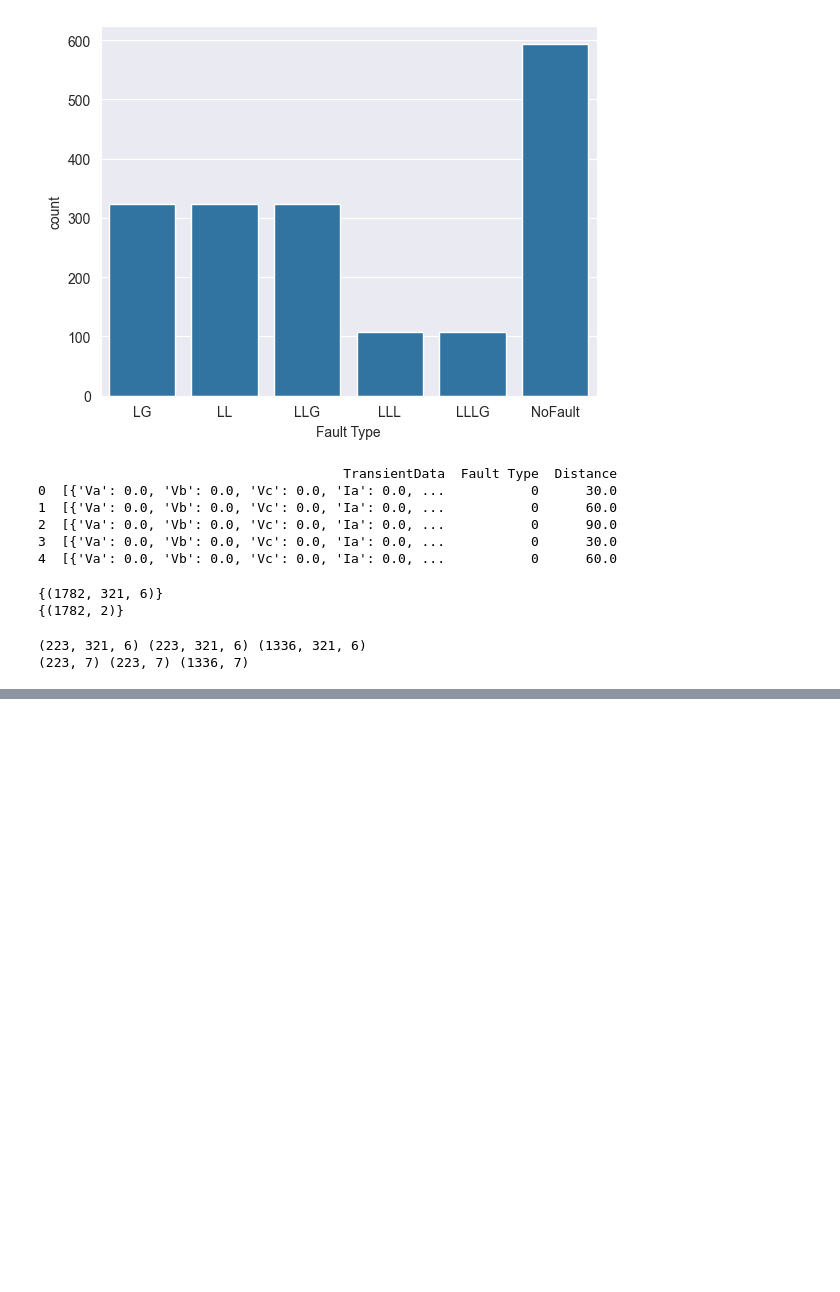
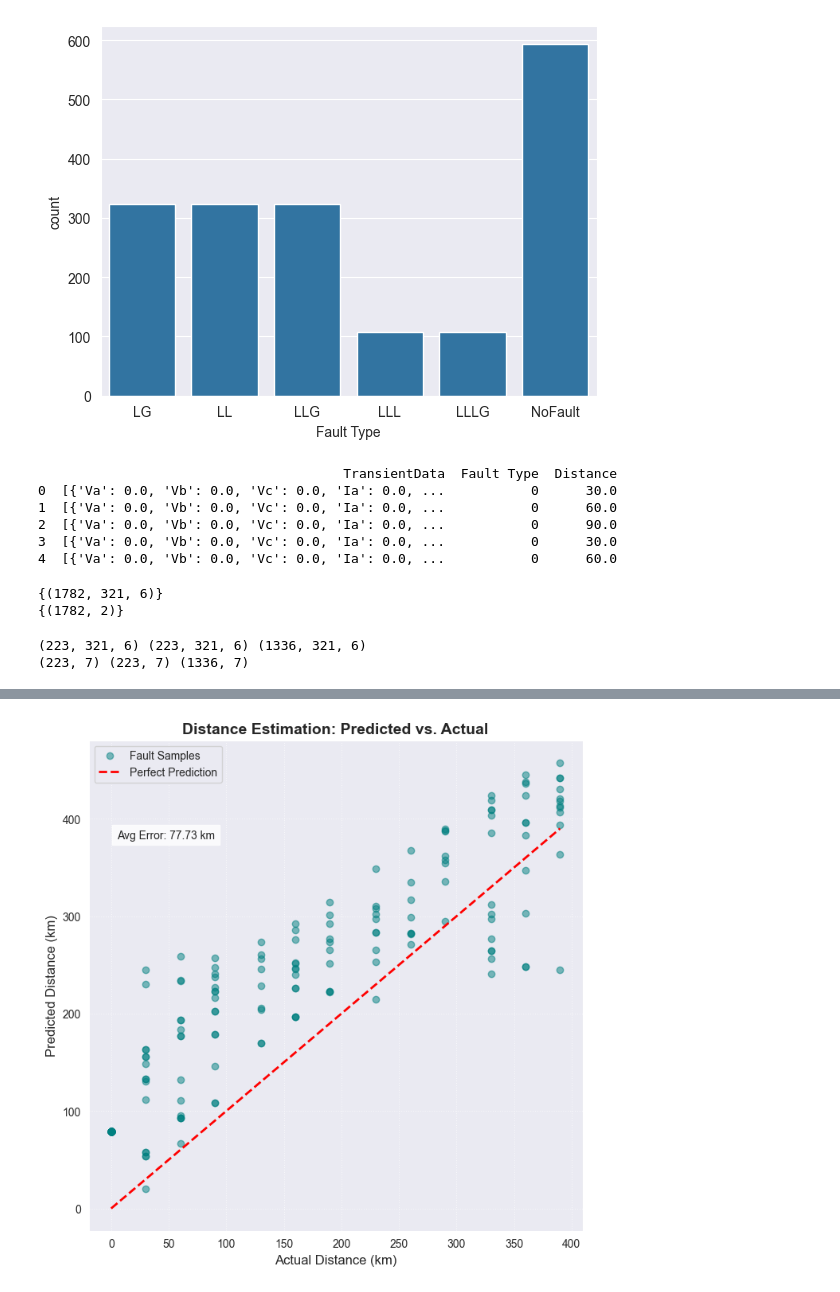
Before and after one commit to ketchup-vader-2005/machine-learning, a Jupyter notebook: transmission_system.ipynb, the cells around one changed output, grey strips where cells are left out. Drawn from its saved outputs; the diff is of its cells as text; code cells hidden in the pictures; blank space fills up the shorter version.

```diff
--- a/transmission_system.ipynb
+++ b/transmission_system.ipynb
@@ -263,19 +262,19 @@ y_pred_dist_scaled = predictions[1]
 # Use your scaled y_test distance data
 y_test_dist_scaled = y_test_dist_scaled
 
-# 4. Un-scale the distance back to Kilometers
-y_pred_dist_km = scaler_y.inverse_transform(y_pred_dist_scaled)
-y_test_dist_km = scaler_y.inverse_transform(y_test_dist_scaled.reshape(-1, 1))
+# 4. Un-scale the distance back to meters
+y_pred_dist_m = scaler_y.inverse_transform(y_pred_dist_scaled)
+y_test_dist_m = scaler_y.inverse_transform(y_test_dist_scaled.reshape(-1, 1))
 
 print("--- FAULT TYPE CLASSIFICATION REPORT ---")
 target_names = ['LG', 'LL', 'LLG', 'LLL', 'LLLG', 'No Fault']
 print(classification_report(y_test_class, y_pred_class, target_names=target_names))
 
-mae_km = mean_absolute_error(y_test_dist_km, y_pred_dist_km)
-r2 = r2_score(y_test_dist_km, y_pred_dist_km)
+mae_m = mean_absolute_error(y_test_dist_m, y_pred_dist_m)
+r2 = r2_score(y_test_dist_m, y_pred_dist_m)
 
 print("--- DISTANCE ESTIMATION ACCURACY ---")
-print(f"Average Location Error: {mae_km:.2f} m")
+print(f"Average Location Error: {mae_m:.2f}")
 print(f"R2 Score (Model Fit): {r2:.4f}")
 
 print(f"{'Actual Type':<12} | {'Pred Type':<12} | {'Actual Dist':<12} | {'Pred Dist':<12}")
@@ -283,11 +282,8 @@ print("-" * 65)
 for i in range(15): # Checking the first 15 samples
     act_t = target_names[y_test_class[i]]
     pre_t = target_names[y_pred_class[i]]
-    act_d = y_test_dist_km[i][0]
-    pre_d = y_pred_dist_km[i][0]
+    act_d = y_test_dist_m[i][0]
+    pre_d = y_pred_dist_m[i][0]
 
-    # Check if prediction was correct
-    status = "✓" if act_t == pre_t else "✗"
-
-    print(f"{act_t:<12} | {pre_t:<12} | {act_d:<10.2f} m | {pre_d:<10.2f} m  {status}")
+    print(f"{act_t:<12} | {pre_t:<12} | {act_d:<10.2f} | {pre_d:<10.2f} ")
 # %% [output]
@@ -310,0 +380,25 @@ LLL          | LLL          | 30.00      m | 53.98      m  ✓
+# %%
+# 1. Create the plot
+plt.figure(figsize=(8, 8))
+
+# 2. Scatter plot of Actual vs Predicted
+plt.scatter(y_test_dist_km, y_pred_dist_km, alpha=0.5, color='teal', label='Fault Samples')
+
+# 3. The "Perfect Prediction" Line
+# We draw a line from the min distance to the max distance
+limits = [np.min(y_test_dist_km), np.max(y_test_dist_km)]
+plt.plot(limits, limits, color='red', linestyle='--', linewidth=2, label='Perfect Prediction')
+
+plt.title("Distance Estimation: Predicted vs. Actual", fontsize=14, fontweight='bold')
+plt.xlabel("Actual Distance (km)", fontsize=12)
+plt.ylabel("Predicted Distance (km)", fontsize=12)
+plt.grid(True, linestyle=':', alpha=0.7)
+plt.legend()
+
+# 4. Add a text box with the MAE
+mae_km = mean_absolute_error(y_test_dist_km, y_pred_dist_km)
+plt.text(limits[0]+5, limits[1]-10, f'Avg Error: {mae_km:.2f} km', bbox=dict(facecolor='white', alpha=0.8))
+
+plt.show()
+# %% [output]
+[figure, added]
```
Also changed, not shown: parts of 5 cells of this notebook, 1 other file.
